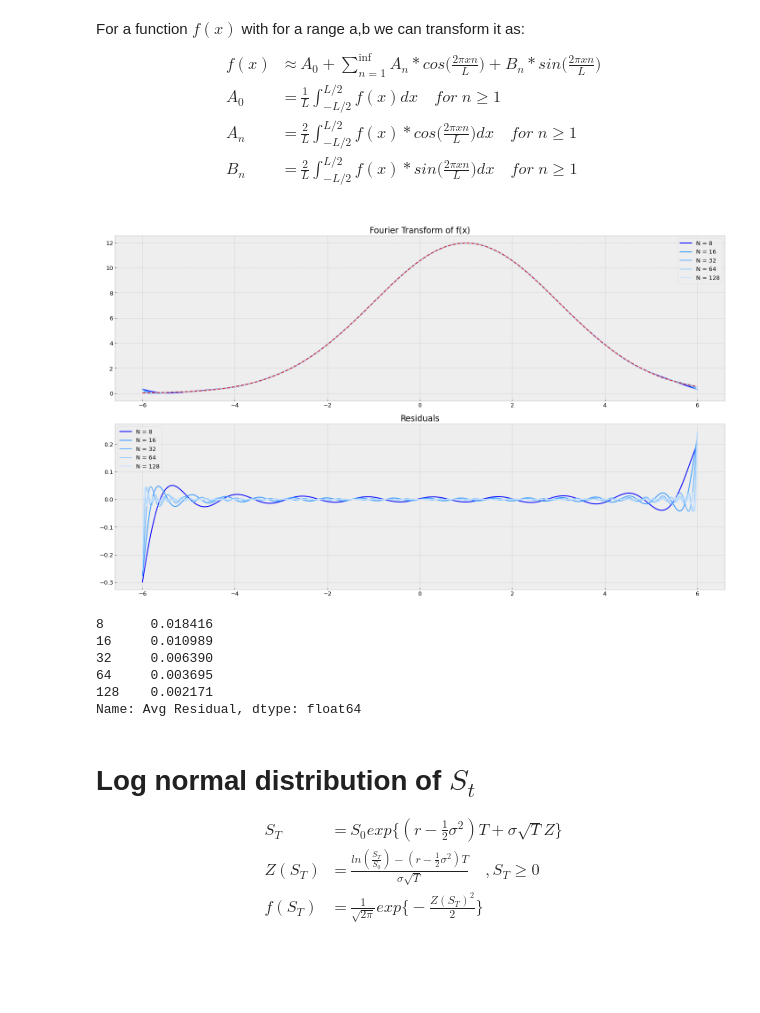
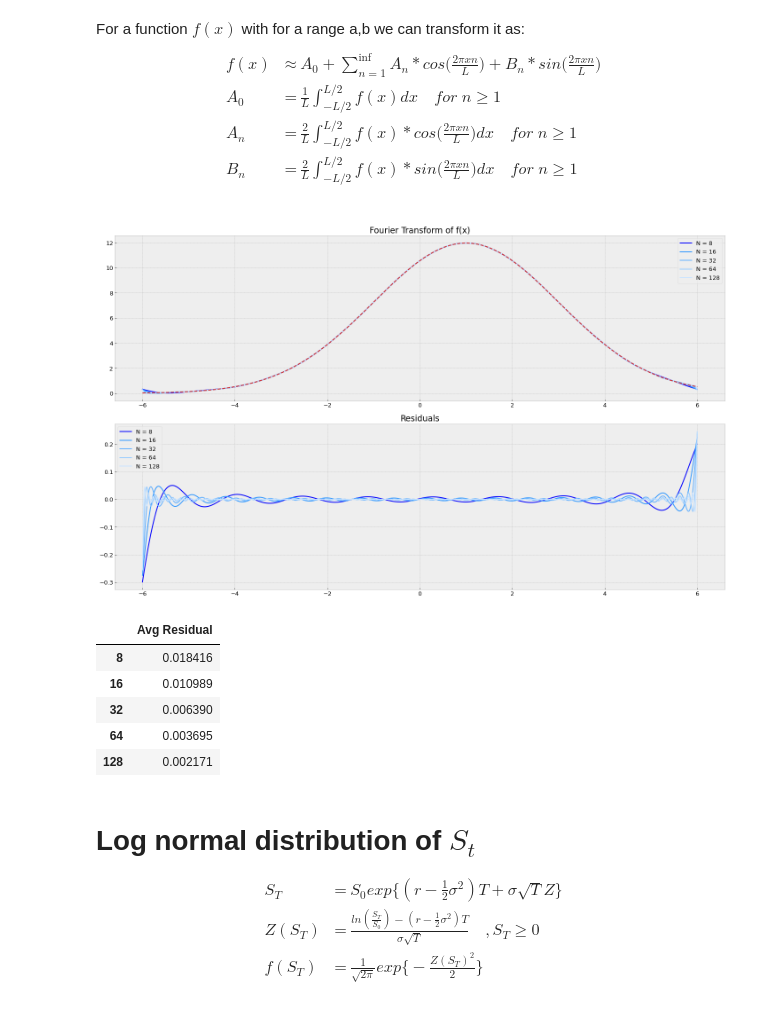
Before and after one commit to ithakis/Pricing-Options-with-Black-Scholes, a Jupyter notebook: Pricing Options with Fourier.ipynb, the cells around one changed output. Cells and saved outputs as stored; diff of their text form; code cells hidden in the pictures; blank space fills up the shorter version.

```diff
--- a/Pricing Options with Fourier.ipynb
+++ b/Pricing Options with Fourier.ipynb
@@ -49,40 +52,40 @@ def get_fourier_approx(f, x:np.array, a:float, b:float, N:int):
 
 mean = 6
 std  = 2
 f = lambda x : (1/(std*sqrt(2*pi))) * exp(-(x-1)**2/(2*std**2)) *5*12
 # f = lambda x : square(x)*6
 # f = lambda x : x
 
 a = -6
 b = 6
 x = np.linspace(a, b, 1_000)
 y = f(x)
 
 fig, (ax1, ax2) = plt.subplots(2, figsize=(20,12))
 blue_shades = ['#0000FF', '#3399FF', '#66B2FF', '#99CCFF', '#CCE5FF']
 
 avg_residuals = []
 Ns = [8, 16, 32, 64, 128]
 for i, N in enumerate(Ns):
     fx = get_fourier_approx(f=f, x=x, a=a, b=b, N=N)
     ax1.plot(x,fx, blue_shades[i], label=f'N = {N}')
     ax2.plot(x,y-fx, blue_shades[i], label=f'N = {N}')
     avg_residuals.append(np.abs(y-fx).mean())
 
 ax1.set_title('Fourier Transform of f(x)')
 ax1.plot(x,y,'tab:red', linestyle='--')
 ax2.set_title('Residuals')
 plt.tight_layout() ; ax1.legend();ax2.legend() ; plt.show()
 
-Series(avg_residuals, index=Ns, name='Avg Residual')
+pd.DataFrame(avg_residuals, index=Ns, columns=['Avg Residual'])
 # %% [output]
 [figure]
-8      0.018416
-16     0.010989
-32     0.006390
-64     0.003695
-128    0.002171
-Name: Avg Residual, dtype: float64
+|  | Avg Residual |
+| 8 | 0.018416 |
+| 16 | 0.010989 |
+| 32 | 0.006390 |
+| 64 | 0.003695 |
+| 128 | 0.002171 |
 # %% [markdown]
 # Log normal distribution of $S_t$
 $$\begin{align*}
```
Also changed, not shown: parts of 5 cells of this notebook.
